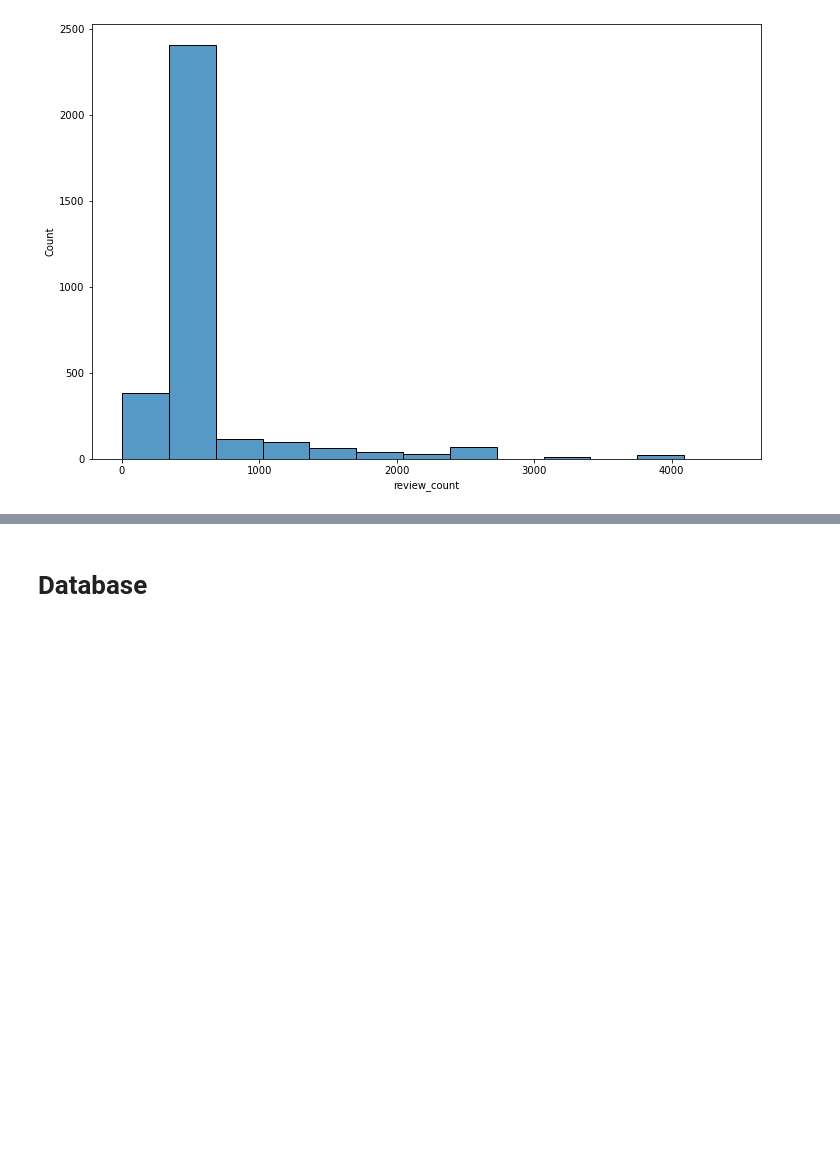
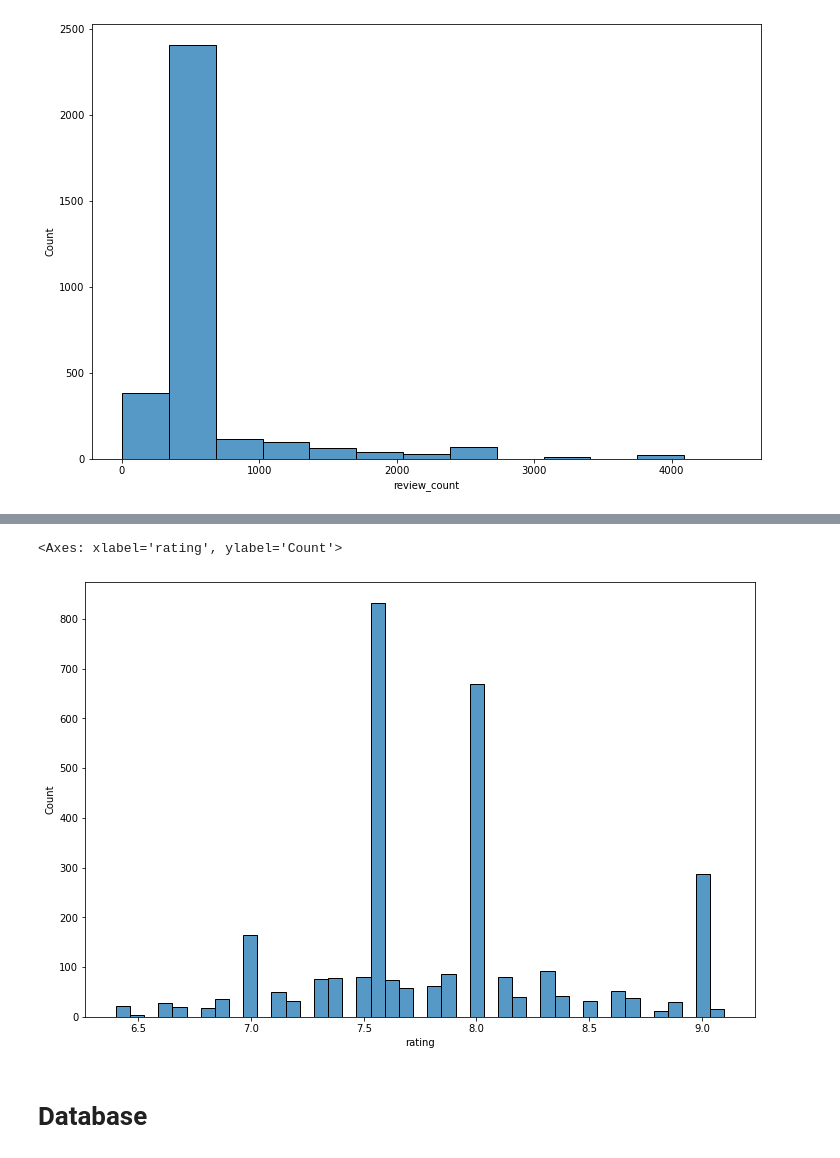
Before and after one commit to Kanustu/CityBikes-Statistical-Modeling, a Jupyter notebook: notebooks/joining_data.ipynb, the cells around one changed output, grey strips where cells are left out. Drawn from its saved outputs; the diff is of its cells as text; code cells hidden in the pictures; blank space fills up the shorter version.

```diff
--- a/notebooks/joining_data.ipynb
+++ b/notebooks/joining_data.ipynb
@@ -165,0 +160,18 @@ sns.histplot(data = station_poi_df, x =station_poi_df['review_count'])
+# %%
+# Looking for outliers in rating column
+Q1 = station_poi_df['rating'].quantile(0.25)
+Q3 = station_poi_df['rating'].quantile(0.75)
+IQR = Q3 - Q1
+# Used 2.5 instead of the standard 1.5 as at 1.5 i would be removing more rows than i felt i should
+lower = station_poi_df[station_poi_df['rating'] < Q1 - IQR*2.5].index
+upper = station_poi_df[station_poi_df['rating'] > Q3 + IQR*2.5].index
+# Dropping outliers
+station_poi_df.drop(lower, inplace=True)
+station_poi_df.drop(upper, inplace=True)
+# %%
+fig = plt.gcf()
+fig.set_size_inches(12, 8)
+sns.histplot(data = station_poi_df, x =station_poi_df['rating'])
+# %% [output]
+<Axes: xlabel='rating', ylabel='Count'>
+[figure, added]
```
Also changed, not shown: parts of 7 cells of this notebook.
